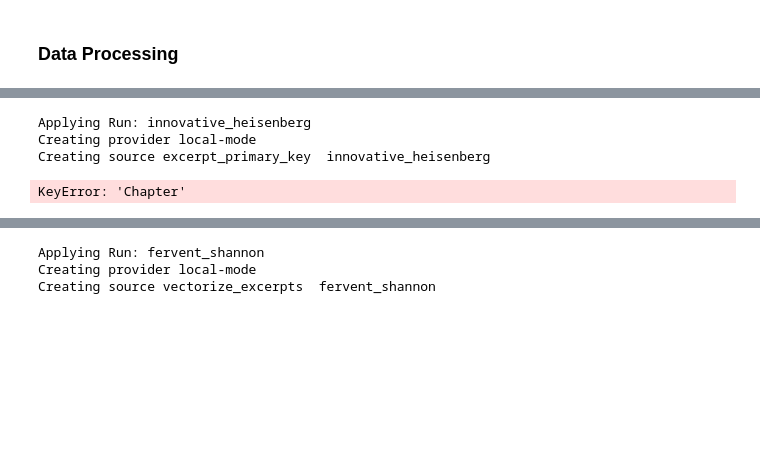
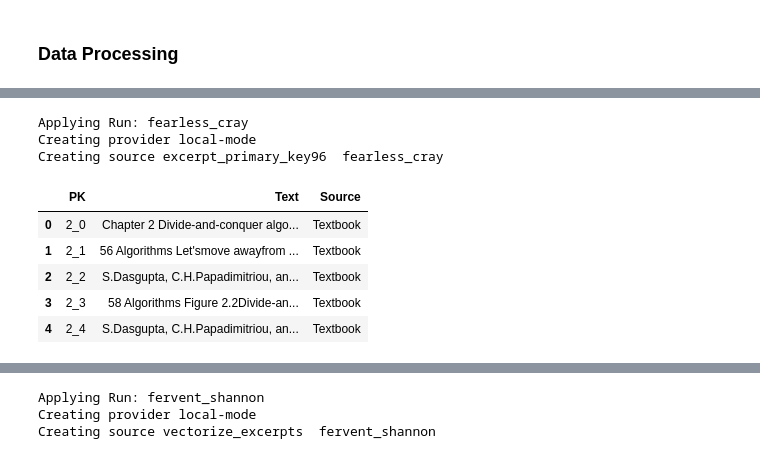
Before and after one commit to wes-jiang/OHPT, a Jupyter notebook: OHPT Bot/ohpt.ipynb, the cells around one changed output, grey strips where cells are left out. Saved outputs shown, nothing was run; the diff lists cells and outputs as text; code cells hidden in the pictures; blank space fills up the shorter version.

```diff
--- a/OHPT Bot/ohpt.ipynb
+++ b/OHPT Bot/ohpt.ipynb
@@ -217,23 +238,28 @@ ParserWarning: Falling back to the 'python' engine because the separator encoded
 # %%
 # entity ID transformation
 @local.df_transformation(inputs=[process_chapter_files84])
-def excerpt_primary_key(chapter_df):
+def excerpt_primary_key96(chapter_df):
     # adding a unique identifier for every column
     chapter_df["PK"] = chapter_df.apply(lambda row: f"{row['Chapter']}_{row['Page']}", axis=1)
 
     # source column
-    chapter_df["Source"] = chapter_df.apply(lambda row: "Textbook")
+    chapter_df["Source"] = ["Textbook"] * len(chapter_df)
 
     # more pre-processing - making columns generic across sources
-    chapter_df = chapter_df.select("PK", "Text", "Source")
+    chapter_df = chapter_df[["PK", "Text", "Source"]]
     return chapter_df
 # %%
-# verify
-df = client.dataframe(excerpt_primary_key)
+# verify excerpts
+df = client.dataframe(excerpt_primary_key96)
 
 df.head()
 # %% [output]
-Applying Run: innovative_heisenberg
+Applying Run: fearless_cray
 Creating provider local-mode
-Creating source excerpt_primary_key  innovative_heisenberg
+Creating source excerpt_primary_key96  fearless_cray
-KeyError: 'Chapter'
+|  | PK | Text | Source |
+| 0 | 2_0 | Chapter 2 Divide-and-conquer algo... | Textbook |
+| 1 | 2_1 | 56 Algorithms Let'smove awayfrom ... | Textbook |
+| 2 | 2_2 | S.Dasgupta, C.H.Papadimitriou, an... | Textbook |
+| 3 | 2_3 | 58 Algorithms Figure 2.2Divide-an... | Textbook |
+| 4 | 2_4 | S.Dasgupta, C.H.Papadimitriou, an... | Textbook |
```
Also changed, not shown: parts of 9 cells of this notebook, 13 other files.
